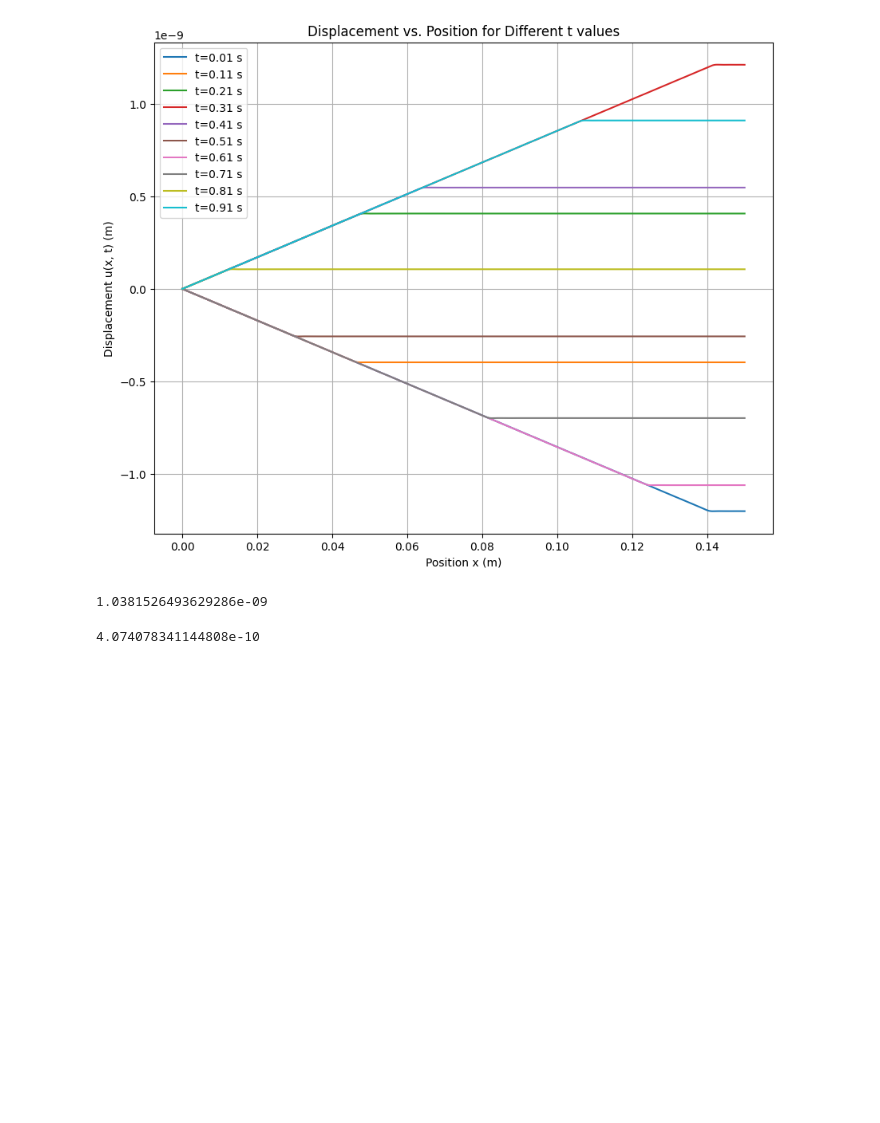
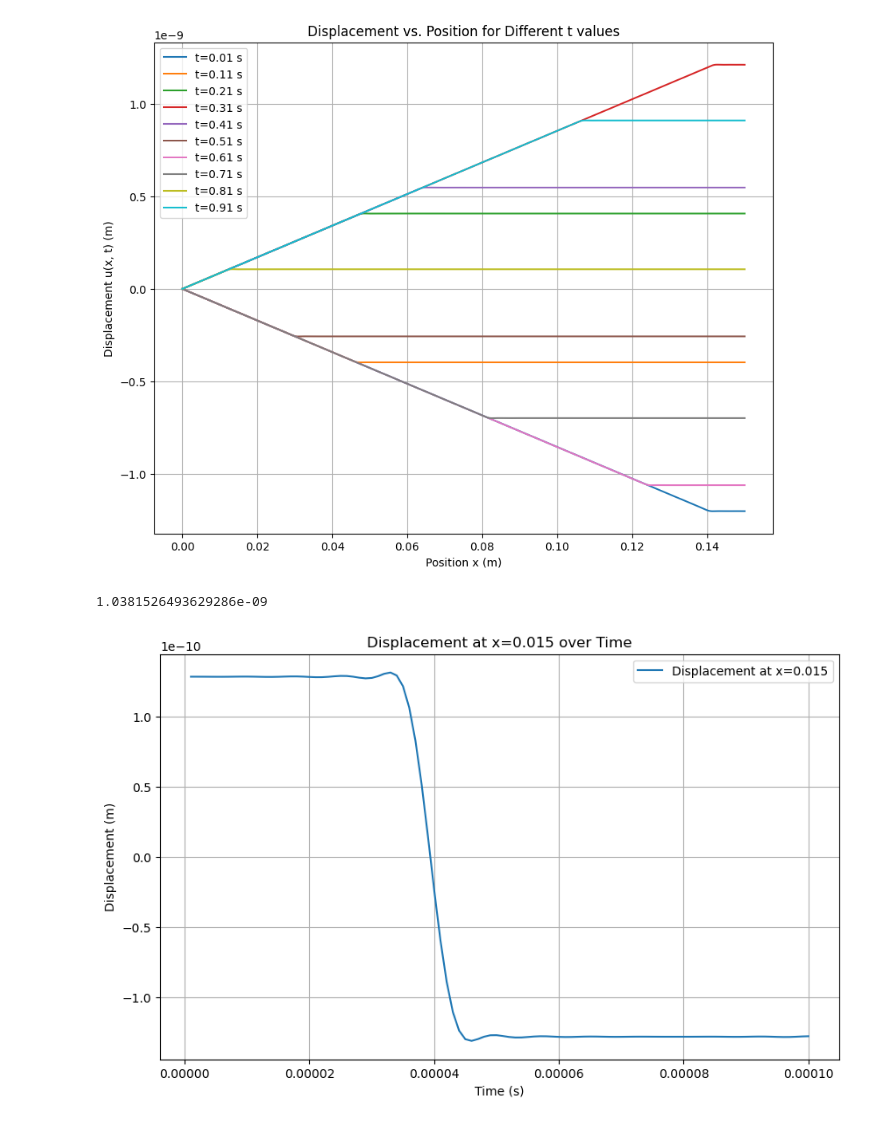
Before and after one commit to NTU-CAE-David/finite_element_method, a Jupyter notebook: HW/HW05/HW05-3/HW05_3.ipynb, the cells around one changed output. Cells and saved outputs as stored; diff of their text form; code cells hidden in the pictures; blank space fills up the shorter version.

```diff
--- a/HW/HW05/HW05-3/HW05_3.ipynb
+++ b/HW/HW05/HW05-3/HW05_3.ipynb
@@ -66,4 +64,47 @@ displacements = [calculate_displacement(x, 0.21, 100) for x in x_values]
-# %%
-max(displacements)
-# %% [output]
-4.074078341144808e-10
+# %%
+import numpy as np
+import scipy.integrate as integrate
+import matplotlib.pyplot as plt
+
+# 給定參數
+F0 = 1  # N
+E = 130e9  # Pa (Young's modulus for copper)
+rho = 8960  # kg/m3 (density of copper)
+L = 0.15  # m (length of the bar)
+A = 0.03 * 0.03  # m2 (cross-sectional area)
+
+
+c = np.sqrt(E/rho)
+
+
+def u0(x):
+    return (F0 * x) / (E * A)
+
+
+def C_n(n, L):
+    func = lambda x: u0(x) * np.sin((2*n + 1) * np.pi * x / (2 * L))
+    return (2 / L) * integrate.quad(func, 0, L)[0]
+
+
+def u_xt(x, t, L, N_terms=10):
+    sum_series = 0
+    for n in range(N_terms):
+        sum_series += C_n(n, L) * np.sin((2*n + 1) * np.pi * x / (2 * L)) * np.cos((2*n + 1) * np.pi * c * t / (2 * L))
+    return sum_series
+
+
+t_values = np.linspace(1e-6, 1e-4, 100)
+x_value = L/10  # 在 x = L 位置
+
+displacements = [u_xt(x_value, t, L) for t in t_values]
+
+plt.figure(figsize=(10, 6))
+plt.plot(t_values, displacements, label=f'Displacement at x={x_value}')
+plt.xlabel('Time (s)')
+plt.ylabel('Displacement (m)')
+plt.title(f'Displacement at x={x_value} over Time')
+plt.grid(True)
+plt.legend()
+plt.show()
+# %% [output]
+[figure, added]
```
Also changed, not shown: parts of 2 cells of this notebook, 14 other files.
